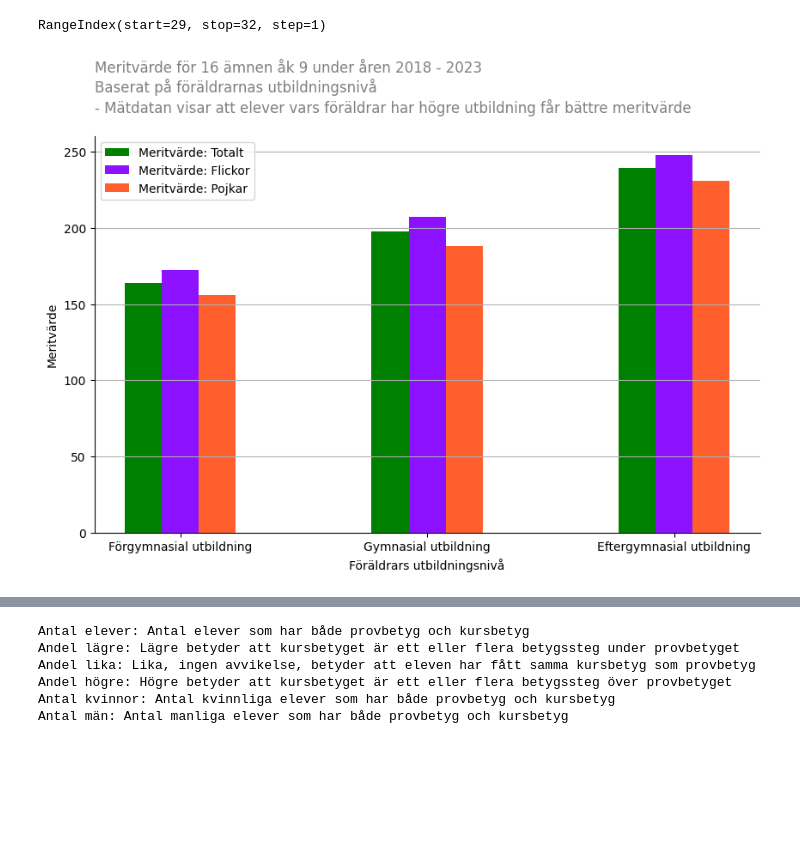
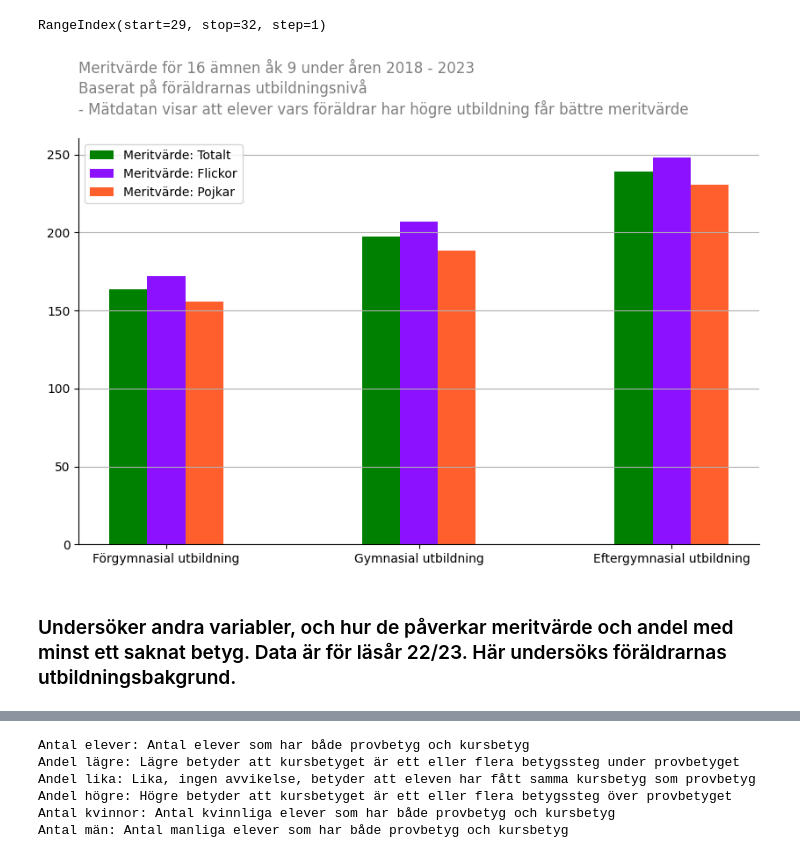
Before and after one commit to SandraAnder/Python-Sandra-Andersson-OPA23, a Jupyter notebook: Labb2/Laboration2_.ipynb, the cells around one changed output, grey strips where cells are left out. Drawn from its saved outputs; the diff is of its cells as text; code cells hidden in the pictures; blank space fills up the shorter version.

```diff
--- a/Labb2/Laboration2_.ipynb
+++ b/Labb2/Laboration2_.ipynb
@@ -532,14 +514,18 @@ display(data_parents)
 # C)
 
 # Counts mean value for each gender and total
-Parents_T = data_parents["Medelvärde 16 ämnen: Totalt"]
-Parents_F = data_parents["Medelvärde 16 ämnen: Flickor"]
-Parents_P = data_parents["Medelvärde 16 ämnen: Pojkar"]
+parents_T = data_parents["Medelvärde 16 ämnen: Totalt"]
+parents_F = data_parents["Medelvärde 16 ämnen: Flickor"]
+parents_P = data_parents["Medelvärde 16 ämnen: Pojkar"]
+
+missing_percent_T = data_parents["% Som saknar godkänt: Totalt"]
+missing_percent_F = data_parents["% Som saknar godkänt: Flickor"]
+missing_percent_P = data_parents["% Som saknar godkänt: Pojkar"]
 
 # Prints to check result
-print(Parents_T)
-print(Parents_F)
-print(Parents_P)
+print(parents_T)
+print(parents_F)
+print(parents_P)
 # %% [output]
 29    163.8
 30    197.4
@@ -556,14 +542,18 @@ Name: Medelvärde 16 ämnen: Pojkar, dtype: object
 # %%
 # C)
 # Converts columns to numeric values
-Parents_T_numeric = pd.to_numeric(Parents_T)
-Parents_F_numeric = pd.to_numeric(Parents_F)
-Parents_P_numeric = pd.to_numeric(Parents_P)
+parents_T_numeric = pd.to_numeric(parents_T)
+parents_F_numeric = pd.to_numeric(parents_F)
+parents_P_numeric = pd.to_numeric(parents_P)
+
+missing_T_numeric = pd.to_numeric(missing_percent_T)
+missing_F_numeric = pd.to_numeric(missing_percent_F)
+missing_P_numeric = pd.to_numeric(missing_percent_P)
 
 # Prints to check result
-print(Parents_T_numeric)
-print(Parents_F_numeric)
-print(Parents_P_numeric)
+print(parents_T_numeric)
+print(parents_F_numeric)
+print(parents_P_numeric)
 # %% [output]
 29    163.8
 30    197.4
@@ -615,38 +605,38 @@ RangeIndex(start=29, stop=32, step=1)
 # %%
 # C) Undersök nu andra variabler, och hur de påverkar meritvärde och andel med minst ett saknat betyg. Data finns för
 # läsår 22/23. Exempel kan man undersöka föräldrarnas utbildningsbakgrund. Rita lämpliga grafer
 
 fig, ax = plt.subplots(figsize=(10, 6))
 
 # Width of bars
 bar_width = 0.15
 
-x_values_totalt = np.arange(len(Parents_T_numeric))
+x_values_totalt = np.arange(len(parents_T_numeric))
 x_values_flickor = x_values_totalt + bar_width
 x_values_pojkar = x_values_totalt + 2 * bar_width
 
-plt.bar(x_values_totalt, Parents_T_numeric, label="Meritvärde: Totalt", color="g", width=bar_width)
-plt.bar(x_values_flickor, Parents_F_numeric, label="Meritvärde: Flickor", color="#8C12FF", width=bar_width)
-plt.bar(x_values_pojkar, Parents_P_numeric, label="Meritvärde: Pojkar", color="#FF5F2C", width=bar_width)
+plt.bar(x_values_totalt, parents_T_numeric, label="Meritvärde: Totalt", color="g", width=bar_width)
+plt.bar(x_values_flickor, parents_F_numeric, label="Meritvärde: Flickor", color="#8C12FF", width=bar_width)
+plt.bar(x_values_pojkar, parents_P_numeric, label="Meritvärde: Pojkar", color="#FF5F2C", width=bar_width)
 
 
 
 # Adjusts labels and gives space between top label and the graf and places it to the left
 plt.title("Meritvärde för 16 ämnen åk 9 under åren 2018 - 2023\nBaserat på föräldrarnas utbildningsnivå\n- Mätdatan visar att elever vars föräldrar har högre utbildning får bättre meritvärde", pad=20, color="gray", loc="left")
-plt.xlabel("Föräldrars utbildningsnivå")
-plt.ylabel("Meritvärde")
+#plt.xlabel("Föräldrars utbildningsnivå")
+#plt.ylabel("Meritvärde")
 
 # Use year/educationlevel as x-axel tick positions
 group_labels = ["Förgymnasial utbildning", "Gymnasial utbildning", "Eftergymnasial utbildning"]
 plt.xticks(x_values_totalt + bar_width, group_labels)
 
 plt.grid(axis="y")
 plt.legend()
 
 ax.spines["top"].set_visible(False)
 ax.spines["right"].set_visible(False)
 
 plt.show()
 # %% [output]
-[figure, old version]
+[figure, new version]
 # %%
@@ -698,0 +690,2 @@ fig_3.show()
+# %% [markdown]
+### Undersöker andra variabler, och hur de påverkar meritvärde och andel med minst ett saknat betyg. Data är för läsår 22/23. Här undersöks föräldrarnas utbildningsbakgrund.
```
Also changed, not shown: parts of 22 cells of this notebook, 2 other files.
